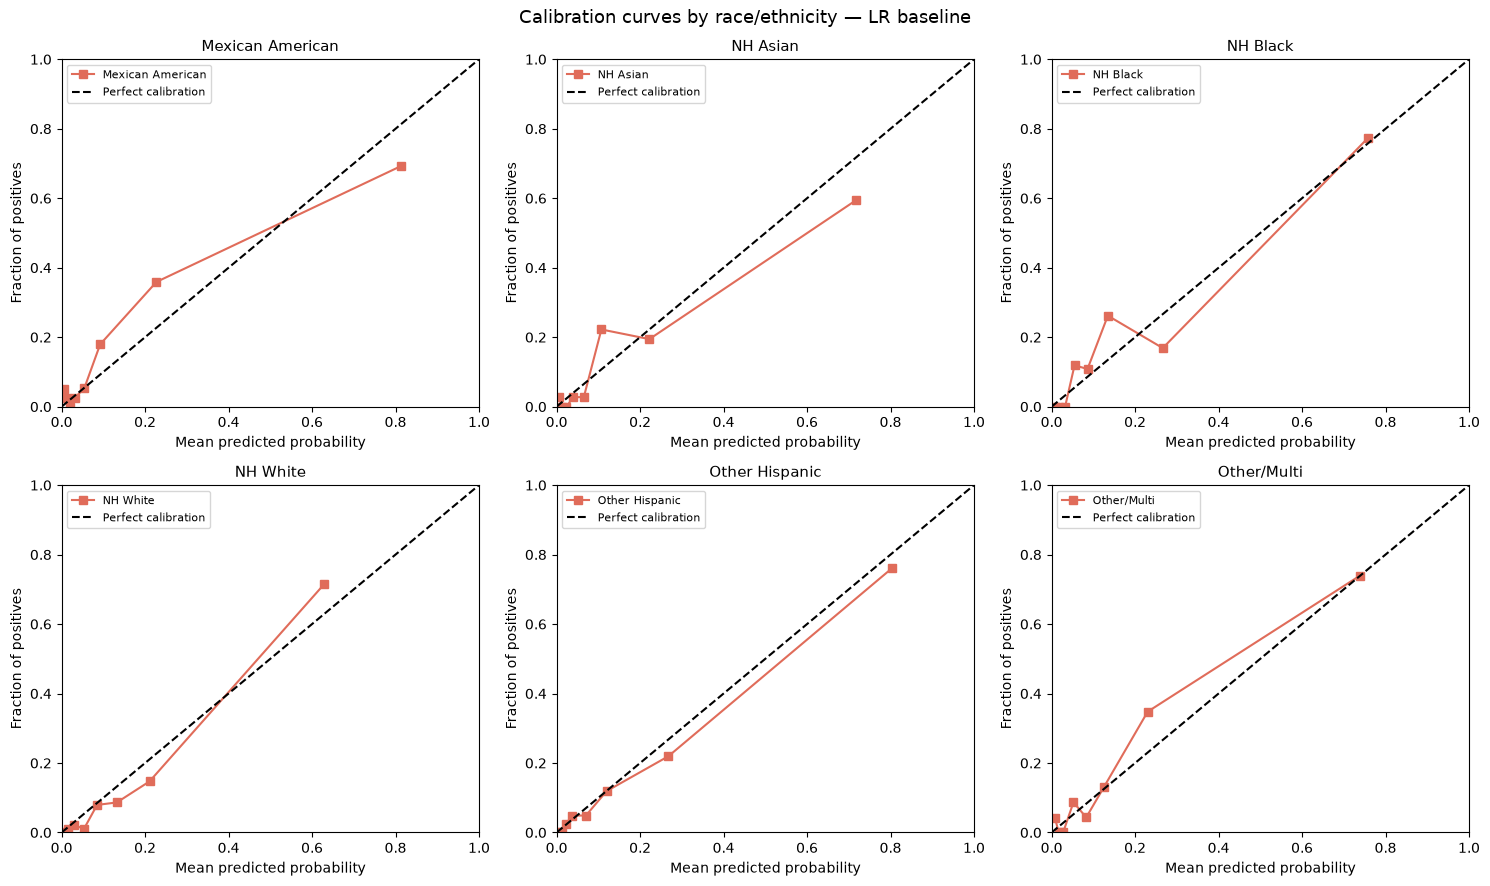
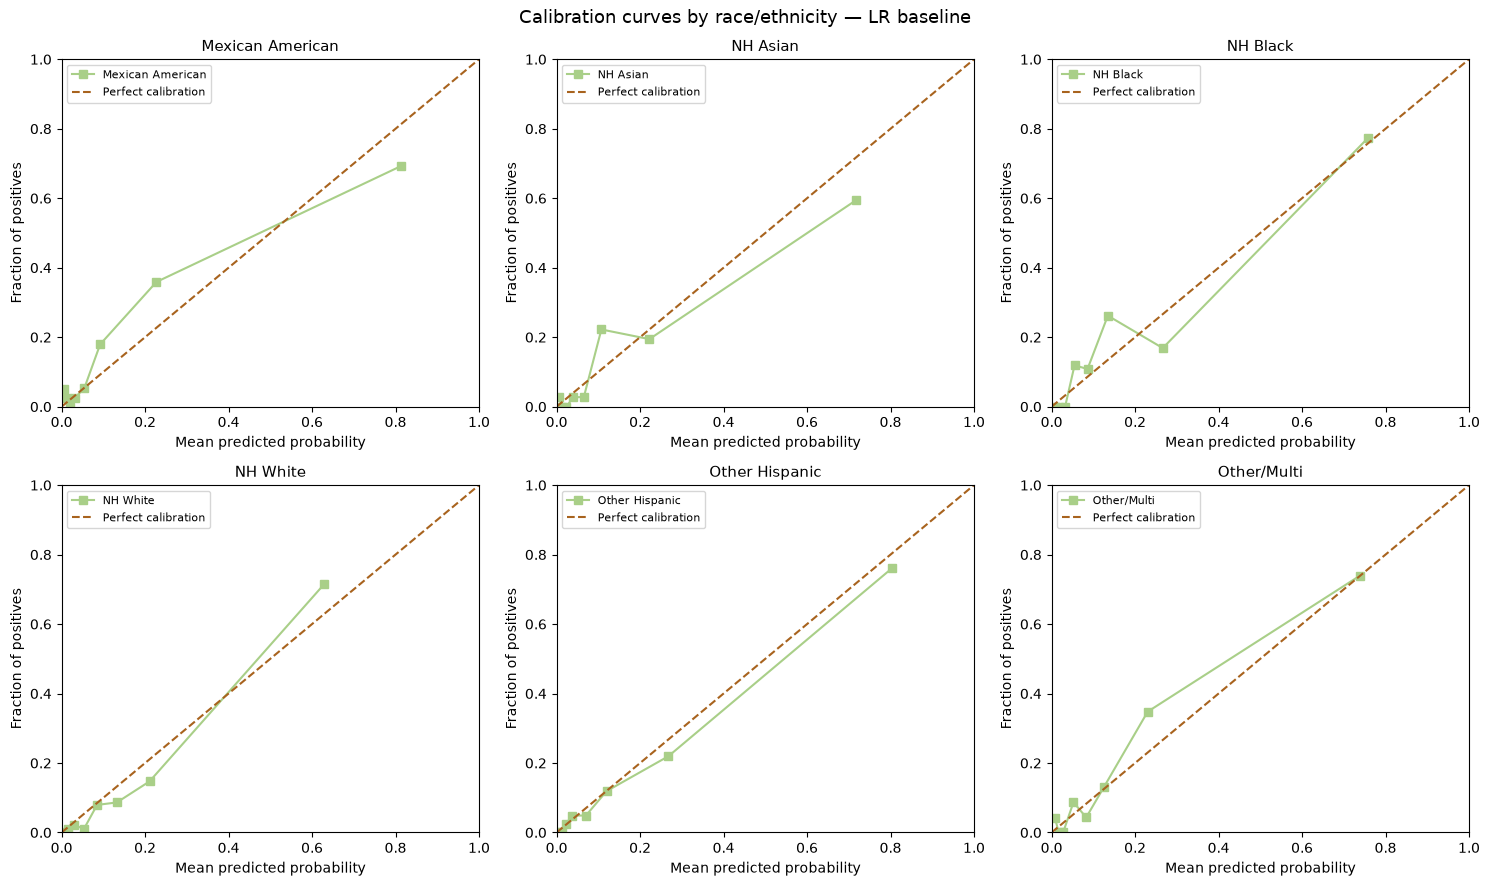
The notebook cell's code change between the first figure and the second:
--- before
+++ after
@@ -11,6 +11,6 @@
     fraction_pos, mean_pred = calibration_curve(y_grp, proba, n_bins=8, strategy='quantile')
 
-    axes[i].plot(mean_pred, fraction_pos, 's-', label=group_label, color='#E06C5A')
-    axes[i].plot([0, 1], [0, 1], 'k--', label='Perfect calibration')
+    axes[i].plot(mean_pred, fraction_pos, 's-', label=group_label, color=PALETTE[4])
+    axes[i].plot([0, 1], [0, 1], linestyle='--', color=PALETTE[3], label='Perfect calibration')
     axes[i].set_title(group_label, fontsize=11)
     axes[i].set_xlabel('Mean predicted probability')

Commit: Added a colour palette